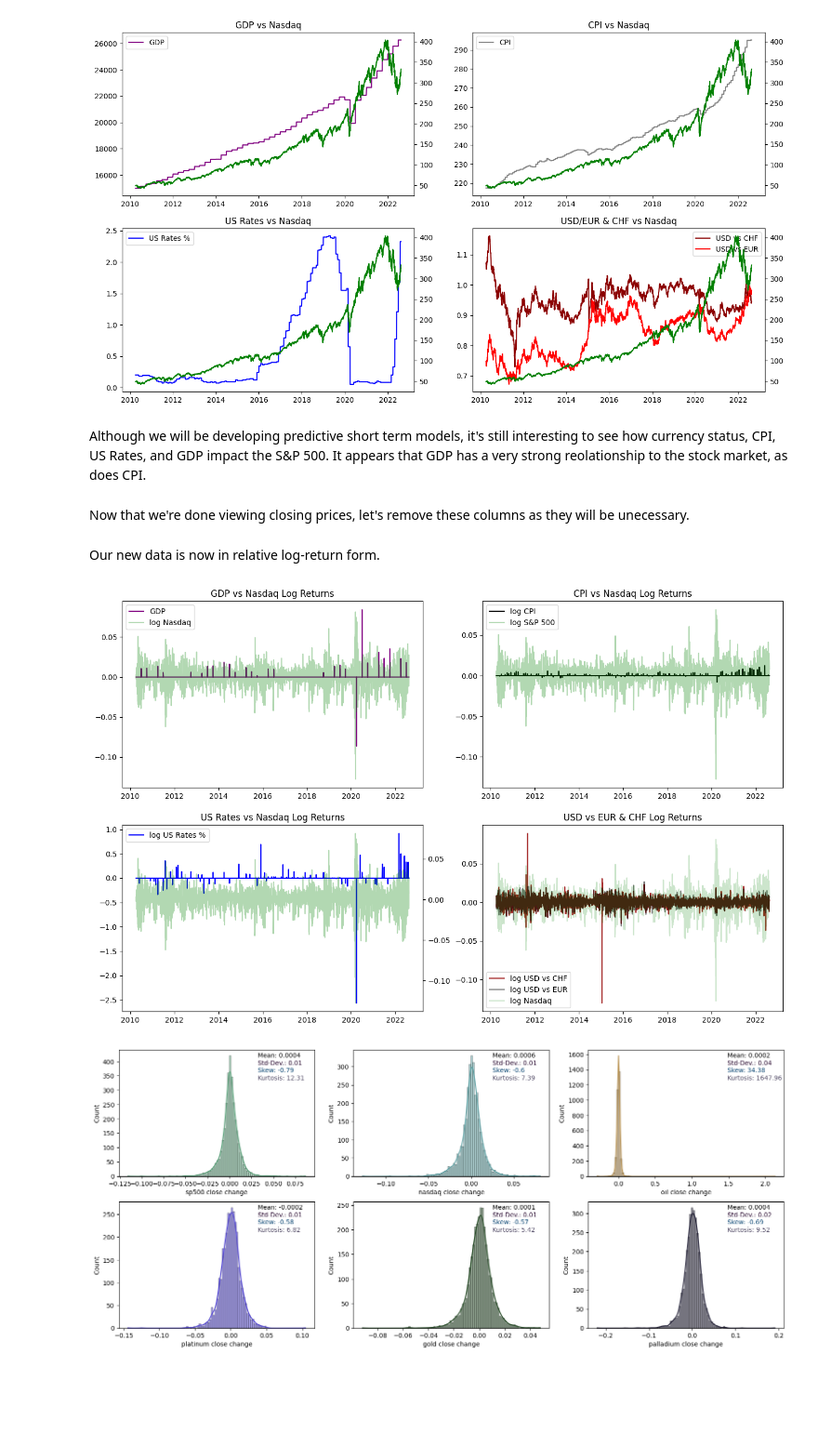
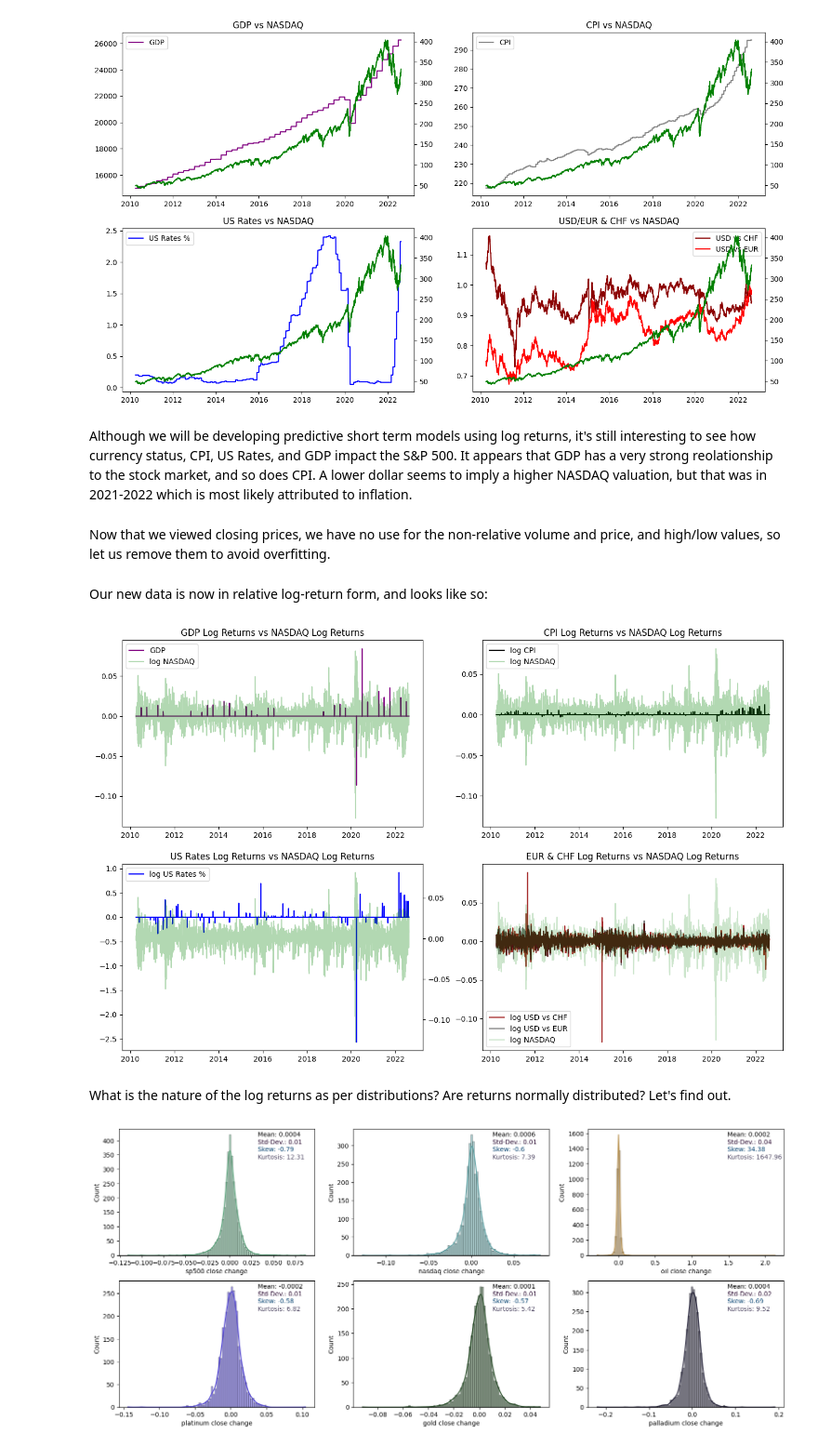
Before and after one commit to kklimov1/PriceRegressionPredictor, a Jupyter notebook: AssetAnalysisClean.ipynb, the cells around one changed output. Shown at 93% size. Cells and saved outputs as stored; diff of their text form; code cells hidden in the pictures; blank space fills up the shorter version.

```diff
--- a/AssetAnalysisClean.ipynb
+++ b/AssetAnalysisClean.ipynb
@@ -161,6 +155,6 @@ We can also have columns representing CPI, usd_chf, eur_usd of latest available
 # %% [markdown]
 Let's bring forward all known non-asset values to fill NULLs.
 # %%
-non_asset_columns = [col for col in df.columns if "close" not in col and "volume" not in col and "high/low" not in col]
+#non_asset_columns = [col for col in df.columns if "close" not in col and "volume" not in col and "high/low" not in col]
 non_asset_date_columns =[col for col in non_asset_columns if "date" not in col]
-df[non_asset_columns] = df[non_asset_columns].ffill()
+df[non_asset_date_columns] = df[non_asset_date_columns].ffill()
@@ -188,0 +177,4 @@ df[non_asset_date_columns]/df[non_asset_date_columns].shift(1)
+# %%
+#Update our column list to reflect this change:
+non_asset_columns = [col for col in df.columns if "close" not in col and "volume" not in col and "high/low" not in col]
+non_asset_date_columns =[col for col in non_asset_columns if "date" not in col]
@@ -197,4 +189,2 @@ df_2 = df.copy()
-# %%
-df = df_2.copy()
 # %%
 df = df.dropna()
@@ -204,6 +201,0 @@ asset_volume_columns = [col for col in df.columns if "volume" in col]
-# %%
-asset_close_columns = [col for col in df.columns if "close" in col]
-asset_volume_columns = [col for col in df.columns if "volume" in col]
-
-df[[col + " change" for col in asset_close_columns]] = np.log(df[asset_close_columns]/df[asset_close_columns].shift(1))
-df[[col + " change" for col in asset_volume_columns]] = np.log(df[asset_volume_columns]/df[asset_volume_columns].shift(1))
@@ -334,9 +277,9 @@ plt.show()
 # %% [output]
 [figure]
 # %% [markdown]
-Although we will be developing predictive short term models, it's still interesting to see how currency status, CPI, US Rates, and GDP impact the S&P 500. It appears that GDP has a very strong reolationship to the stock market, as does CPI.
+Although we will be developing predictive short term models using log returns, it's still interesting to see how currency status, CPI, US Rates, and GDP impact the S&P 500. It appears that GDP has a very strong reolationship to the stock market, and so does CPI. A lower dollar seems to imply a higher NASDAQ valuation, but that was in 2021-2022 which is most likely attributed to inflation.
-# %% [markdown]
-Now that we're done viewing closing prices, let's remove these columns as they will be unecessary.
+# %% [markdown]
+Now that we viewed closing prices, we have no use for the non-relative volume and price, and high/low values, so let us remove them to avoid overfitting.
 # %%
 x_train = x_train.drop([c for c in x_train.columns if re.match(r".*\s(close|volume)$", c) or c in ["CPI", "usd_chf", "usd_eur", "us_rates_%", "GDP"]], axis=1)
 x_test = x_test.drop([c for c in x_test.columns if re.match(r".*\s(close|volume)$", c) or c in ["CPI", "usd_chf", "usd_eur", "us_rates_%", "GDP"]], axis=1)
@@ -344,41 +286,42 @@ x_test = x_test.drop([c for c in x_test.columns if re.match(r".*\s(close|volume)
 # %% [markdown]
-Our new data is now in relative log-return form.
+Our new data is now in relative log-return form, and looks like so:
 # %%
 fig, axs = plt.subplots(2,2, figsize=(16,10))
 #GDP
 axs[0,0].plot(x_train.date, x_train.GDP_shock, label="GDP", color="purple")
-axs[0,0].set_title("GDP vs Nasdaq Log Returns")
+axs[0,0].set_title("GDP Log Returns vs NASDAQ Log Returns")
 #axs_spy = axs[0,0].twinx()
-axs[0,0].plot(x_train.date, x_train["nasdaq close change"], label="log Nasdaq", color='g', alpha = 0.3)
+axs[0,0].plot(x_train.date, x_train["nasdaq close change"], label="log NASDAQ", color='g', alpha = 0.3)
 axs[0,0].legend()
 
 
 #US Rates
 axs[1,0].plot(x_train.date, x_train["us_rates_%_shock"], label="log US Rates %", color="blue")
-axs[1,0].set_title("US Rates vs Nasdaq Log Returns")
+axs[1,0].set_title("US Rates Log Returns vs NASDAQ Log Returns")
 
 axs_spy = axs[1,0].twinx()
-axs_spy.plot(x_train.date, x_train["nasdaq close change"], label="log Nasdaq", color='g', alpha=0.3)
+axs_spy.plot(x_train.date, x_train["nasdaq close change"], label="log NASDAQ", color='g', alpha=0.3)
 axs[1,0].legend()
 
 
 #CPI
 axs[0,1].plot(x_train.date, x_train["CPI_shock"], label="log CPI", color="black")
-axs[0,1].set_title("CPI vs Nasdaq Log Returns")
-axs[0,1].plot(x_train.date, x_train["nasdaq close change"], label="log S&P 500", color='g', alpha=0.3)
+axs[0,1].set_title("CPI Log Returns vs NASDAQ Log Returns")
+axs[0,1].plot(x_train.date, x_train["nasdaq close change"], label="log NASDAQ", color='g', alpha=0.3)
 axs[0,1].legend()
 
 # USD vs EUR & CHF Log Returns
 axs[1, 1].plot(x_train.date, x_train['usd_chf_shock'], label="log USD vs CHF", color="brown")
 axs[1, 1].plot(x_train.date, x_train['usd_eur_shock'], label="log USD vs EUR", color="black", alpha = 0.5)
-axs[1, 1].plot(x_train.date, x_train["nasdaq close change"], label="log Nasdaq", color='g', alpha=0.2)
-axs[1, 1].set_title("USD vs EUR & CHF Log Returns")
+axs[1, 1].plot(x_train.date, x_train["nasdaq close change"], label="log NASDAQ", color='g', alpha=0.2)
+axs[1, 1].set_title("EUR & CHF Log Returns vs NASDAQ Log Returns")
 axs[1, 1].legend()
 
-#plt.tight_layout()
 plt.show()
 # %% [output]
-[figure, old version]
+[figure, new version]
+# %% [markdown]
+What is the nature of the log returns as per distributions? Are returns normally distributed? Let's find out.
 # %%
 fig, axs = plt.subplots(2, 3, figsize=(19,8), sharex=False)
 sns.histplot(x_train['sp500 close change'], kde=True, bins=100, ax = axs[0,0], color="#5EA57E")
```
Also changed, not shown: parts of 43 cells of this notebook, 1 other file.
